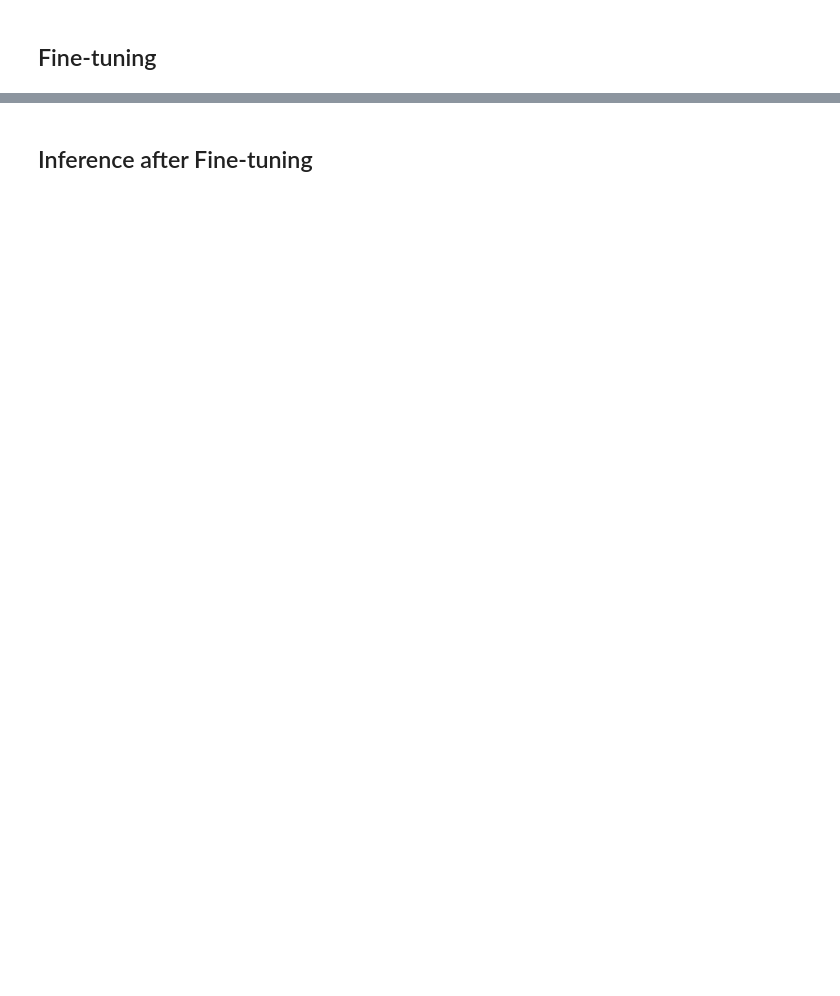
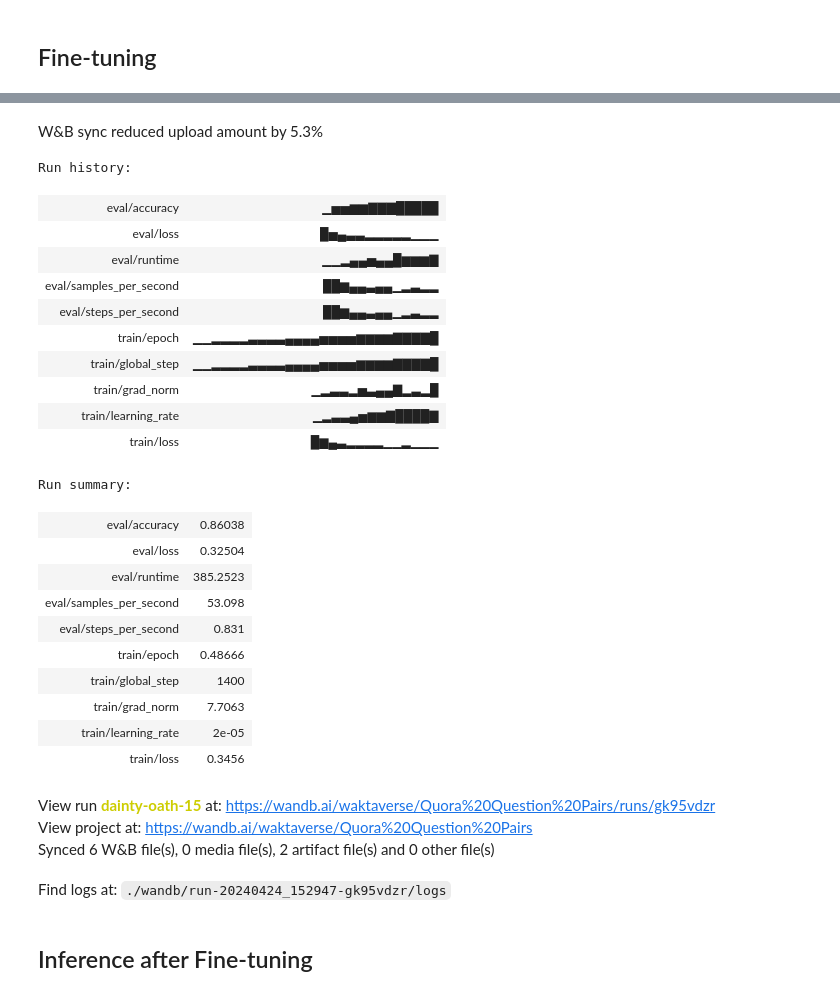
Before and after one commit to PathFinderKR/Kaggle, a Jupyter notebook: Quora Question Paris/Similarity Analysis.ipynb, the cells around one changed output, grey strips where cells are left out. Saved outputs shown, nothing was run; the diff lists cells and outputs as text; code cells hidden in the pictures; blank space fills up the shorter version.

Commit message:
Quora Question Paris

```diff
--- a/Quora Question Paris/Similarity Analysis.ipynb
+++ b/Quora Question Paris/Similarity Analysis.ipynb
@@ -614,5 +640,34 @@ TrainOutput(global_step=11507, training_loss=0.3623712562381356, metrics={'train
 # %%
+wandb.finish()
 trainer.save_model(model_name)
+# %% [output]
+W&B sync reduced upload amount by 5.3%
+Run history:
+| eval/accuracy | ▁▅▅▆▆▇▇▇█████ |
+| eval/loss | █▅▄▃▃▂▂▂▂▂▁▁▁ |
+| eval/runtime | ▁▁▂▄▄▅▄▄█▆▆▆▇ |
+| eval/samples_per_second | ██▆▄▄▃▄▄▁▂▃▂▂ |
+| eval/steps_per_second | ██▆▄▄▃▄▄▁▂▃▂▂ |
+| train/epoch | ▁▁▂▂▂▂▃▃▃▃▄▄▄▄▅▅▅▅▆▆▆▆▇▇▇▇█ |
+| train/global_step | ▁▁▂▂▂▂▃▃▃▃▄▄▄▄▅▅▅▅▆▆▆▆▇▇▇▇█ |
+| train/grad_norm | ▁▂▃▃▂▅▃▄▄▇▂▃▂█ |
+| train/learning_rate | ▁▂▃▃▄▅▆▆▇████▇ |
+| train/loss | █▆▄▃▂▂▂▂▁▁▂▁▁▁ |
+Run summary:
+| eval/accuracy | 0.86038 |
+| eval/loss | 0.32504 |
+| eval/runtime | 385.2523 |
+| eval/samples_per_second | 53.098 |
+| eval/steps_per_second | 0.831 |
+| train/epoch | 0.48666 |
+| train/global_step | 1400 |
+| train/grad_norm | 7.7063 |
+| train/learning_rate | 2e-05 |
+| train/loss | 0.3456 |
+View run dainty-oath-15 at: https://wandb.ai/waktaverse/Quora%20Question%20Pairs/runs/gk95vdzr
+View project at: https://wandb.ai/waktaverse/Quora%20Question%20Pairs
+Synced 6 W&B file(s), 0 media file(s), 2 artifact file(s) and 0 other file(s)
+Find logs at: ./wandb/run-20240424_152947-gk95vdzr/logs
 # %% [markdown]
 ## Inference after Fine-tuning
 # %%
```
Also changed, not shown: parts of 21 cells of this notebook, 1 other file.
